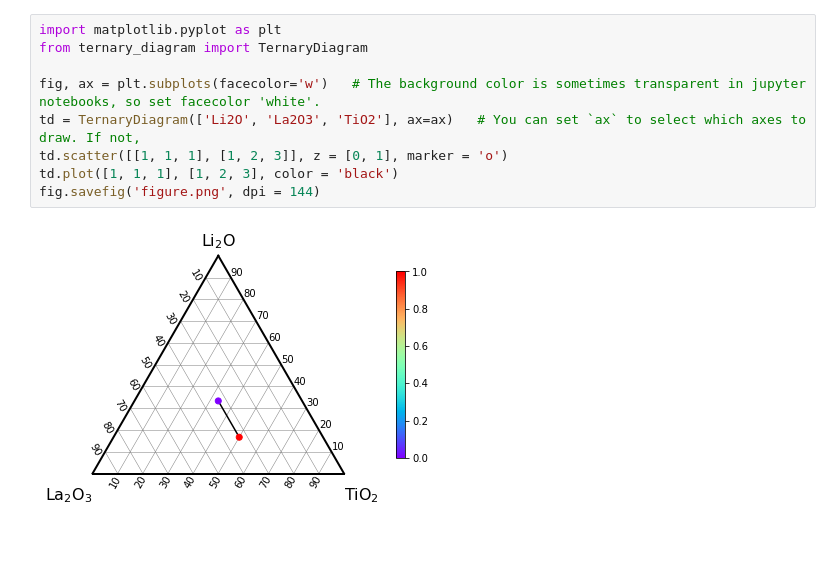
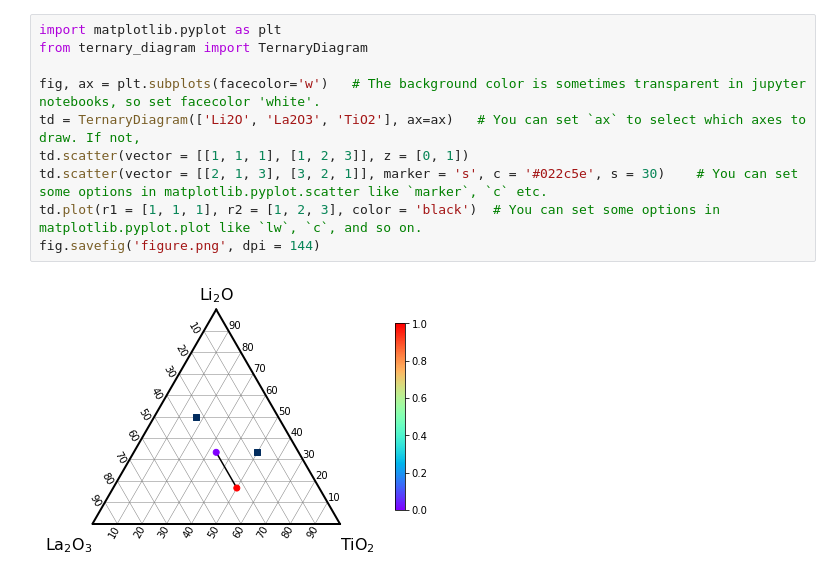
Before and after one commit to yu9824/ternary_diagram, a Jupyter notebook: example/example_on_readme/example_on_readme.ipynb, the cells around one changed output. Cells and saved outputs as stored; diff of their text form; blank space fills up the shorter version.

```diff
--- a/example/example_on_readme/example_on_readme.ipynb
+++ b/example/example_on_readme/example_on_readme.ipynb
@@ -1,11 +1,12 @@
 # %%
 import matplotlib.pyplot as plt
 from ternary_diagram import TernaryDiagram
 
 fig, ax = plt.subplots(facecolor='w')   # The background color is sometimes transparent in jupyter notebooks, so set facecolor 'white'.
 td = TernaryDiagram(['Li2O', 'La2O3', 'TiO2'], ax=ax)   # You can set `ax` to select which axes to draw. If not,
-td.scatter([[1, 1, 1], [1, 2, 3]], z = [0, 1], marker = 'o')
-td.plot([1, 1, 1], [1, 2, 3], color = 'black')
+td.scatter(vector = [[1, 1, 1], [1, 2, 3]], z = [0, 1])
+td.scatter(vector = [[2, 1, 3], [3, 2, 1]], marker = 's', c = '#022c5e', s = 30)    # You can set some options in matplotlib.pyplot.scatter like `marker`, `c` etc.
+td.plot(r1 = [1, 1, 1], r2 = [1, 2, 3], color = 'black')  # You can set some options in matplotlib.pyplot.plot like `lw`, `c`, and so on.
 fig.savefig('figure.png', dpi = 144)
 # %% [output]
-[figure, old version]
+[figure, new version]
```
Also changed, not shown: 2 other files.
